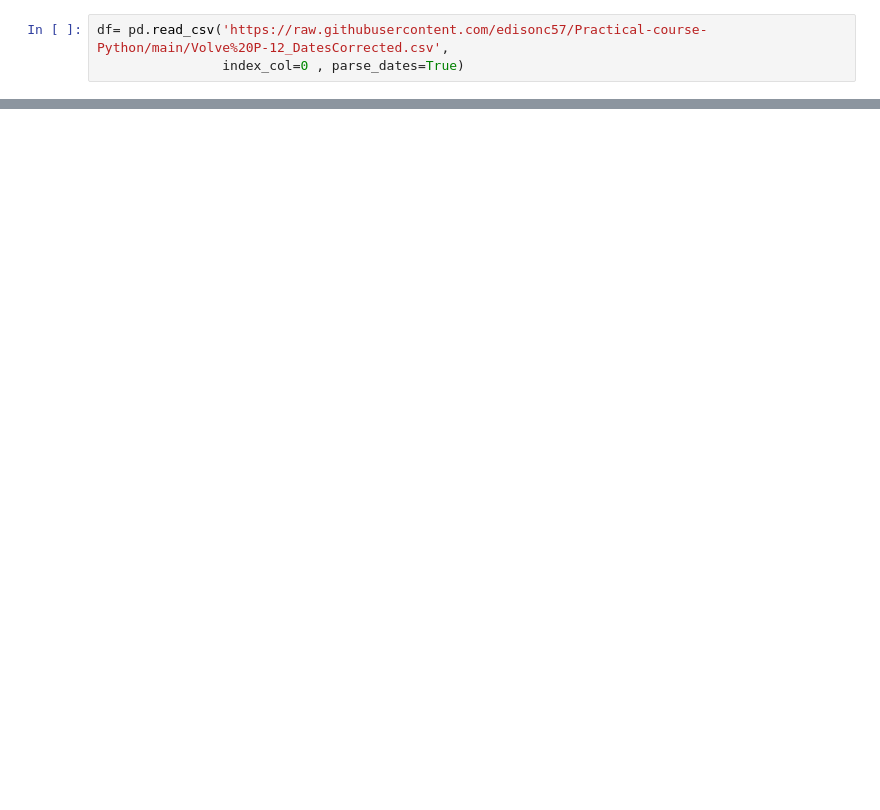
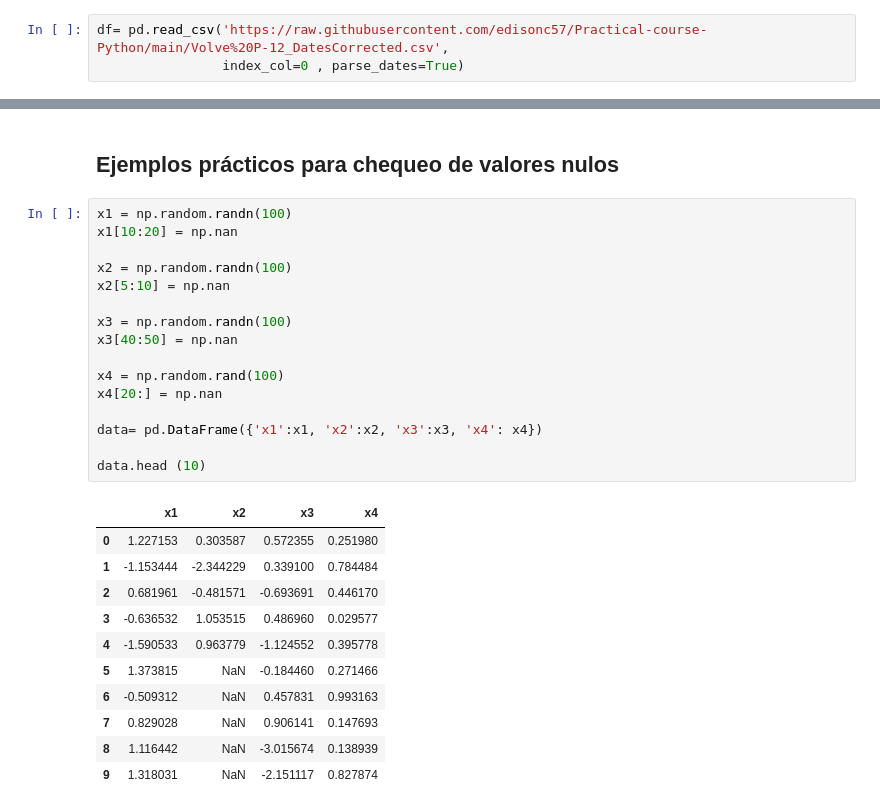
Before and after one commit to edisonc57/Practical-course-Python, a Jupyter notebook: Python_Oil_&_Gas_3.ipynb, the cells around one changed output, grey strips where cells are left out. Saved outputs shown, nothing was run; the diff lists cells and outputs as text; blank space fills up the shorter version.

```diff
--- a/Python_Oil_&_Gas_3.ipynb
+++ b/Python_Oil_&_Gas_3.ipynb
@@ -20,0 +97,30 @@ df.head(6)
+# %% [markdown]
+## Ejemplos prácticos para chequeo de valores nulos
+# %%
+x1 = np.random.randn(100)
+x1[10:20] = np.nan
+
+x2 = np.random.randn(100)
+x2[5:10] = np.nan
+
+x3 = np.random.randn(100)
+x3[40:50] = np.nan
+
+x4 = np.random.rand(100)
+x4[20:] = np.nan
+
+data= pd.DataFrame({'x1':x1, 'x2':x2, 'x3':x3, 'x4': x4})
+
+data.head (10)
+# %% [output]
+|  | x1 | x2 | x3 | x4 |
+| 0 | 1.227153 | 0.303587 | 0.572355 | 0.251980 |
+| 1 | -1.153444 | -2.344229 | 0.339100 | 0.784484 |
+| 2 | 0.681961 | -0.481571 | -0.693691 | 0.446170 |
+| 3 | -0.636532 | 1.053515 | 0.486960 | 0.029577 |
+| 4 | -1.590533 | 0.963779 | -1.124552 | 0.395778 |
+| 5 | 1.373815 | NaN | -0.184460 | 0.271466 |
+| 6 | -0.509312 | NaN | 0.457831 | 0.993163 |
+| 7 | 0.829028 | NaN | 0.906141 | 0.147693 |
+| 8 | 1.116442 | NaN | -3.015674 | 0.138939 |
+| 9 | 1.318031 | NaN | -2.151117 | 0.827874 |
```
Also changed, not shown: parts of 13 cells of this notebook.
